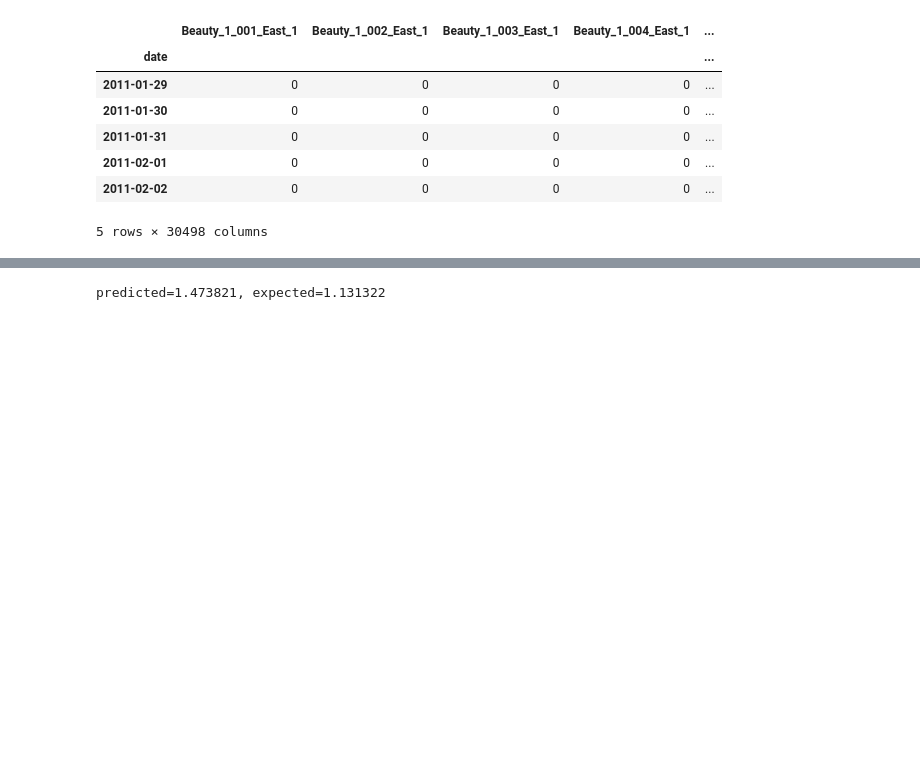
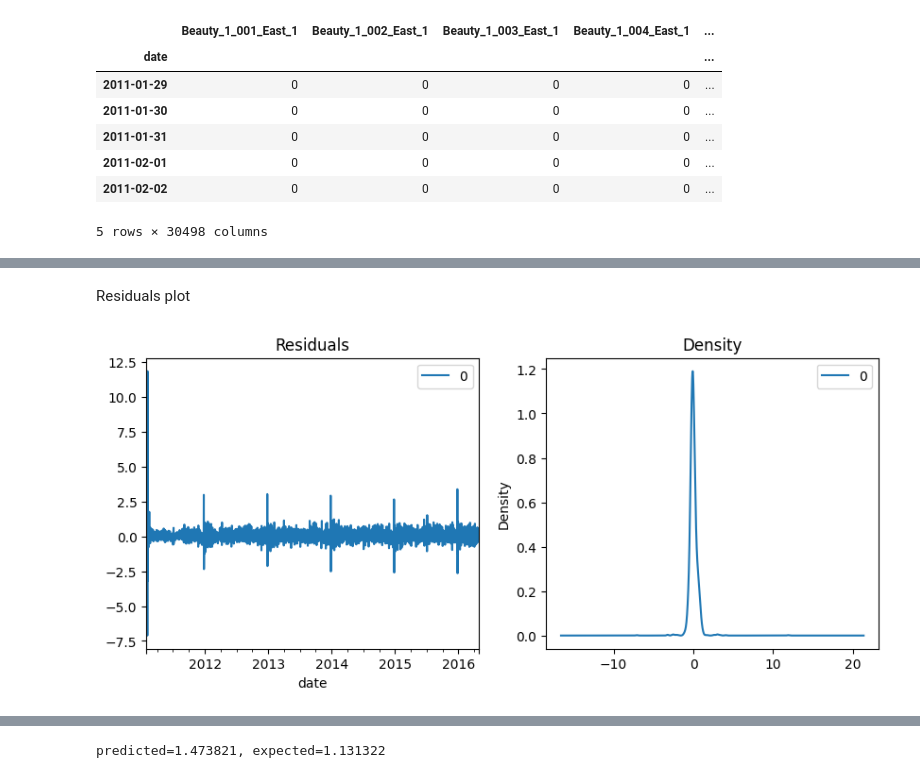
Before and after one commit to TristanKoh/ads-final-project, a Jupyter notebook: code/modelling.ipynb, the cells around one changed output, grey strips where cells are left out. Cells and saved outputs as stored; diff of their text form; code cells hidden in the pictures; blank space fills up the shorter version.

```diff
--- a/code/modelling.ipynb
+++ b/code/modelling.ipynb
@@ -95,0 +115,5 @@ predictions = list()
+# %%
+x = df_items_temp["avg_items_sold"]
+
+model = ARIMA(x, order = (4, 7, 5))
+fitted = model.fit()
@@ -95,0 +140,10 @@ predictions = list()
+# %% [markdown]
+Residuals plot
+# %%
+residuals = pd.DataFrame(fitted.resid)
+fig, ax = plt.subplots(1,2, figsize = (10, 4))
+residuals.plot(title="Residuals", ax=ax[0])
+residuals.plot(kind='kde', title='Density', ax=ax[1])
+plt.show()
+# %% [output]
+[figure, added]
```
Also changed, not shown: parts of 14 cells of this notebook.
